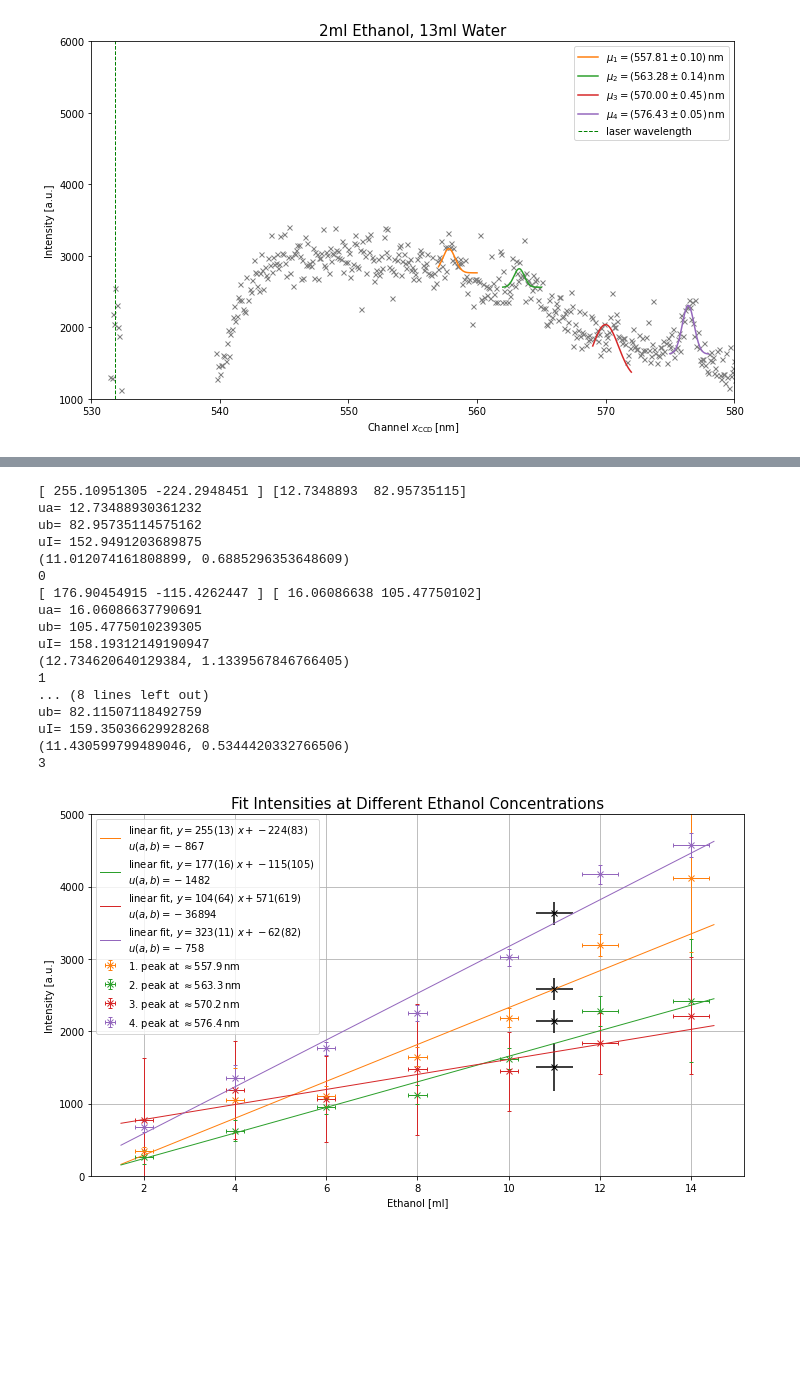
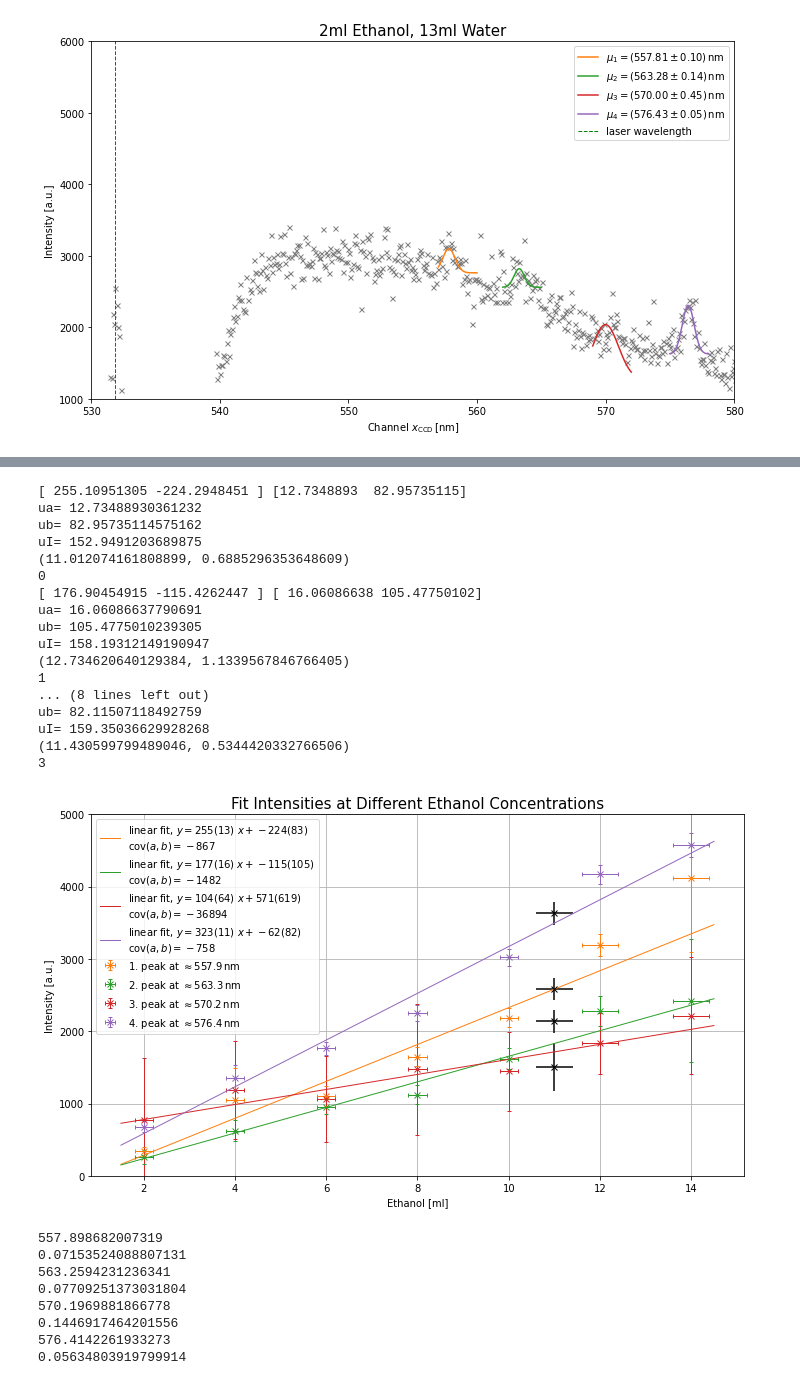
Before and after one commit to nicolaigoelz/Raman, a Jupyter notebook: Ethanol_measurement.ipynb, the cells around one changed output, grey strips where cells are left out. Cells and saved outputs as stored; diff of their text form; code cells hidden in the pictures; blank space fills up the shorter version.

```diff
--- a/Ethanol_measurement.ipynb
+++ b/Ethanol_measurement.ipynb
@@ -322,33 +322,44 @@ for i in range(4):
     ax.plot(xconc, linear(xconc, *lin_params), color = colors[i], lw=1,
             label = r'linear fit, $y = {:.0f}({:.0f})~x + {:.0f}({:.0f})$'.format(
                 lin_params[0], np.sqrt(lin_cov[0,0]), lin_params[1], np.sqrt(lin_cov[1,1]))
-            + '\n' + r'$u(a, b) = {:.0f}$'.format(lin_cov[0,1]))
+            + '\n' + r'$\mathrm{{cov}}(a, b) = {:.0f}$'.format(lin_cov[0,1]))
 
 ax.set_ylim(0,5000)
 ax.grid()
 ax.legend()
 ax.set_title(r'Fit Intensities at Different Ethanol Concentrations', size=15)
 ax.set_xlabel(r'Ethanol [ml]')
 ax.set_ylabel(r'Intensity [a.u.]')
 plt.tight_layout()
 # plt.savefig('Figures/Ethanol_linear_fit.pdf', dpi=800)
 plt.show()
+for i in range(4):
+    print(np.mean(wavelength[:,i]))
+    print(np.std(wavelength[:,i]))
 # %% [output]
 [ 255.10951305 -224.2948451 ] [12.7348893  82.95735115]
 ua= 12.73488930361232
 ub= 82.95735114575162
 uI= 152.9491203689875
 (11.012074161808899, 0.6885296353648609)
 0
 [ 176.90454915 -115.4262447 ] [ 16.06086638 105.47750102]
 ua= 16.06086637790691
 ub= 105.4775010239305
 uI= 158.19312149190947
 (12.734620640129384, 1.1339567846766405)
 1
 ... (8 lines left out)
 ub= 82.11507118492759
 uI= 159.35036629928268
 (11.430599799489046, 0.5344420332766506)
 3
-[figure, old version]
+[figure, new version]
+557.898682007319
+0.07153524088807131
+563.2594231236341
+0.07709251373031804
+570.1969881866778
+0.1446917464201556
+576.4142261933273
+0.05634803919799914
```
Also changed, not shown: parts of 2 cells of this notebook, 4 other files.
